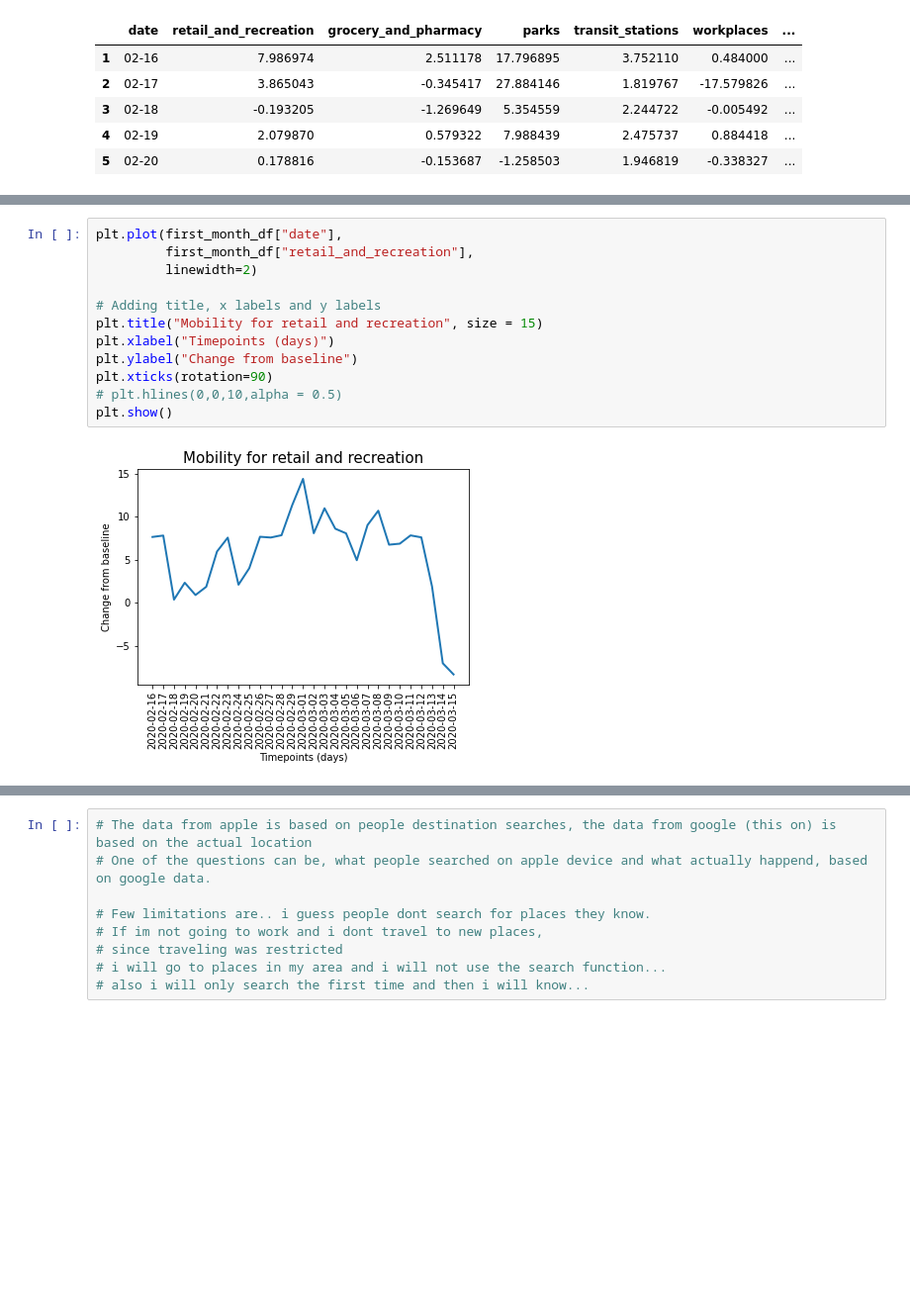
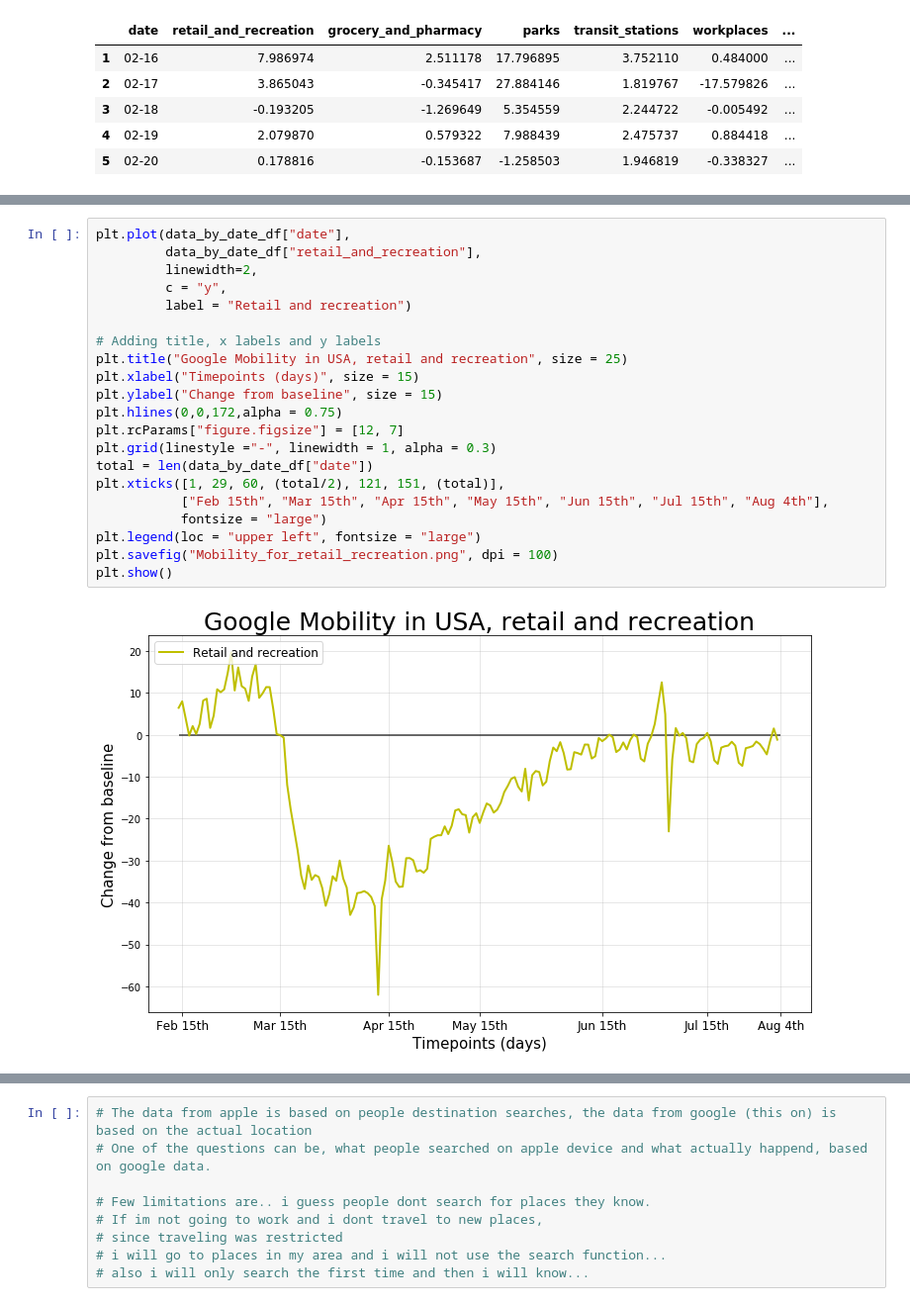
Before and after one commit to LisaHarrison08/Project_G4, a Jupyter notebook: S/St Start.ipynb, the cells around one changed output, grey strips where cells are left out. Shown: that part at 99% size. Cells and saved outputs as stored; diff of their text form; blank space fills up the shorter version.

Commit message:
Graphs visually fixed

```diff
--- a/S/St Start.ipynb
+++ b/S/St Start.ipynb
@@ -292,14 +292,23 @@ plt.show()
 # %%
-plt.plot(first_month_df["date"],
-         first_month_df["retail_and_recreation"],
-         linewidth=2)
+plt.plot(data_by_date_df["date"],
+         data_by_date_df["retail_and_recreation"],
+         linewidth=2,
+         c = "y",
+         label = "Retail and recreation")
 
 # Adding title, x labels and y labels
-plt.title("Mobility for retail and recreation", size = 15)
-plt.xlabel("Timepoints (days)")
-plt.ylabel("Change from baseline")
-plt.xticks(rotation=90)
-# plt.hlines(0,0,10,alpha = 0.5)
+plt.title("Google Mobility in USA, retail and recreation", size = 25)
+plt.xlabel("Timepoints (days)", size = 15)
+plt.ylabel("Change from baseline", size = 15)
+plt.hlines(0,0,172,alpha = 0.75)
+plt.rcParams["figure.figsize"] = [12, 7]
+plt.grid(linestyle ="-", linewidth = 1, alpha = 0.3)
+total = len(data_by_date_df["date"])
+plt.xticks([1, 29, 60, (total/2), 121, 151, (total)],
+           ["Feb 15th", "Mar 15th", "Apr 15th", "May 15th", "Jun 15th", "Jul 15th", "Aug 4th"],
+           fontsize = "large")
+plt.legend(loc = "upper left", fontsize = "large")
+plt.savefig("Mobility_for_retail_recreation.png", dpi = 100)
 plt.show()
 # %% [output]
-[figure, old version]
+[figure, new version]
```
Also changed, not shown: parts of 15 cells of this notebook, 13 other files.
